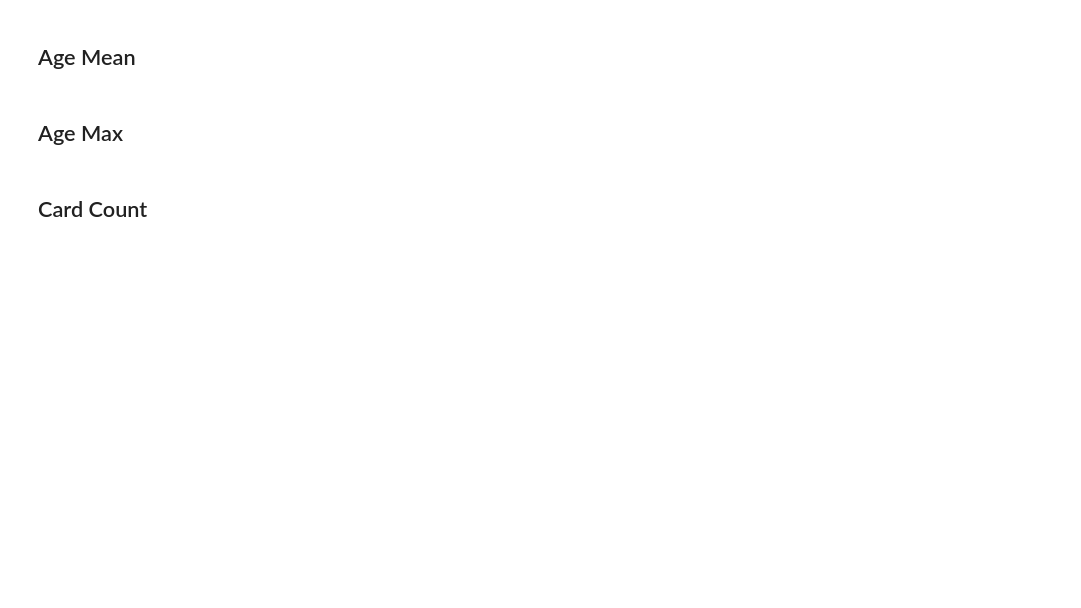
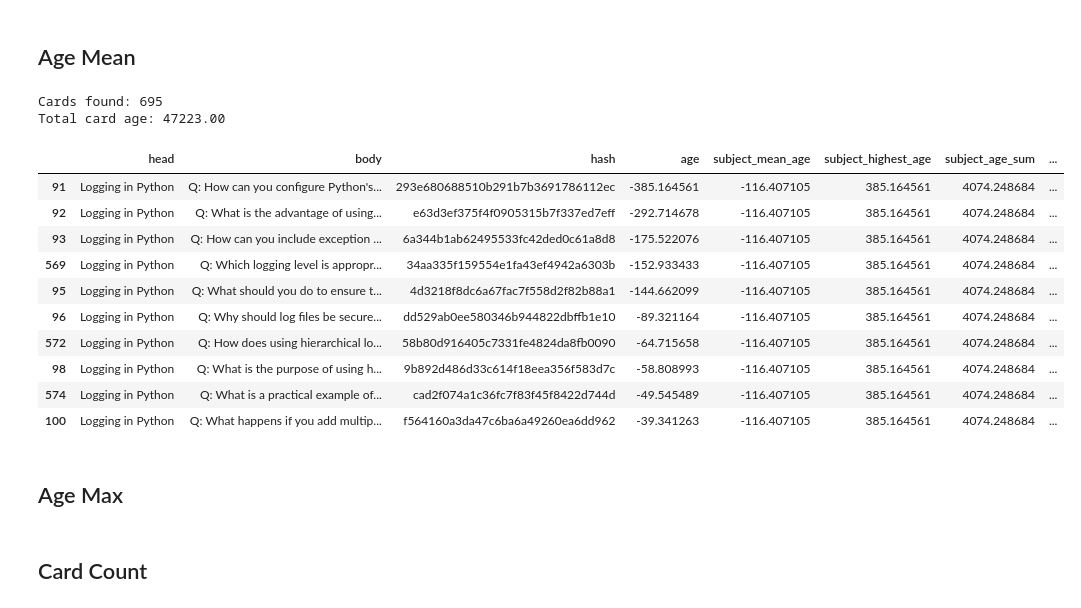
Before and after one commit to JayTY94/Certcards-refresh, a Jupyter notebook: shuffle.ipynb, the cells around one changed output. Drawn from its saved outputs; the diff is of its cells as text; code cells hidden in the pictures; blank space fills up the shorter version.

```diff
--- a/shuffle.ipynb
+++ b/shuffle.ipynb
@@ -211,16 +197,30 @@ Total card age: 46973.21
 # %% [markdown]
 ## Age Mean
 # %%
-# n=3
-# existing_cards['count'] = existing_cards.sort_values('age', ascending=False).groupby('head').cumcount()
-# existing_cards['n_fold'] = existing_cards['count'] % n
+n=3
+existing_cards['count'] = existing_cards.sort_values('age', ascending=False).groupby('head').cumcount()
+existing_cards['n_fold'] = existing_cards['count'] % n
 
-# existing_cards['subject_mean_age'] = existing_cards['subject_mean_age'] *-1
-# existing_cards['age'] = existing_cards['age'] *-1
-# existing_cards.sort_values(['n_fold', 'subject_mean_age', 'age'], inplace=True)
-# remake_card_document(existing_cards=existing_cards)
+existing_cards['subject_mean_age'] = existing_cards['subject_mean_age'] *-1
+existing_cards['age'] = existing_cards['age'] *-1
+existing_cards.sort_values(['n_fold', 'subject_mean_age', 'age'], inplace=True)
+remake_card_document(existing_cards=existing_cards)
 
-# existing_cards.head(10)
+existing_cards.head(10)
+# %% [output]
+Cards found: 695
+Total card age: 47223.00
+|  | head | body | hash | age | subject_mean_age | subject_highest_age | subject_age_sum | ... |
+| 91 | Logging in Python | Q: How can you configure Python's... | 293e680688510b291b7b3691786112ec | -385.164561 | -116.407105 | 385.164561 | 4074.248684 | ... |
+| 92 | Logging in Python | Q: What is the advantage of using... | e63d3ef375f4f0905315b7f337ed7eff | -292.714678 | -116.407105 | 385.164561 | 4074.248684 | ... |
+| 93 | Logging in Python | Q: How can you include exception ... | 6a344b1ab62495533fc42ded0c61a8d8 | -175.522076 | -116.407105 | 385.164561 | 4074.248684 | ... |
+| 569 | Logging in Python | Q: Which logging level is appropr... | 34aa335f159554e1fa43ef4942a6303b | -152.933433 | -116.407105 | 385.164561 | 4074.248684 | ... |
+| 95 | Logging in Python | Q: What should you do to ensure t... | 4d3218f8dc6a67fac7f558d2f82b88a1 | -144.662099 | -116.407105 | 385.164561 | 4074.248684 | ... |
+| 96 | Logging in Python | Q: Why should log files be secure... | dd529ab0ee580346b944822dbffb1e10 | -89.321164 | -116.407105 | 385.164561 | 4074.248684 | ... |
+| 572 | Logging in Python | Q: How does using hierarchical lo... | 58b80d916405c7331fe4824da8fb0090 | -64.715658 | -116.407105 | 385.164561 | 4074.248684 | ... |
+| 98 | Logging in Python | Q: What is the purpose of using h... | 9b892d486d33c614f18eea356f583d7c | -58.808993 | -116.407105 | 385.164561 | 4074.248684 | ... |
+| 574 | Logging in Python | Q: What is a practical example of... | cad2f074a1c36fc7f83f45f8422d744d | -49.545489 | -116.407105 | 385.164561 | 4074.248684 | ... |
+| 100 | Logging in Python | Q: What happens if you add multip... | f564160a3da47c6ba6a49260ea6dd962 | -39.341263 | -116.407105 | 385.164561 | 4074.248684 | ... |
 # %% [markdown]
 ## Age Max
 # %%
```
Also changed, not shown: parts of 6 cells of this notebook, 2 other files.
